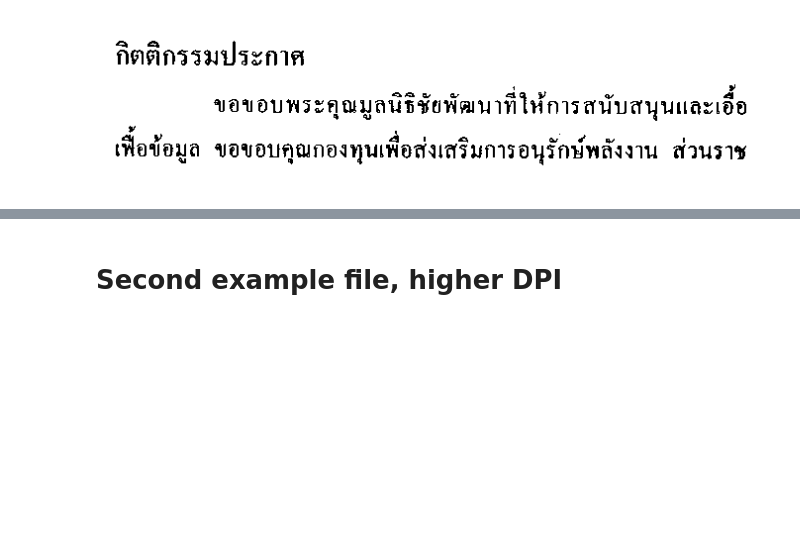
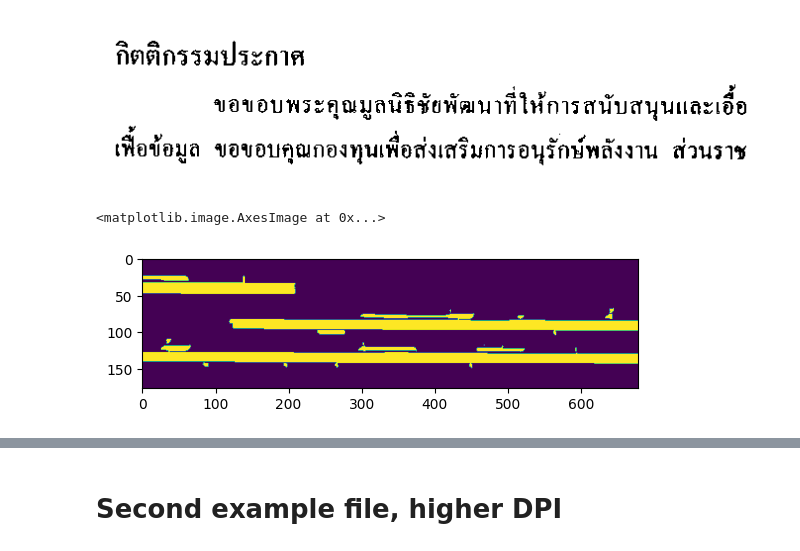
Before and after one commit to andmikey/Thai-and-English-OCR, a Jupyter notebook: assignment_code/test_opencv.ipynb, the cells around one changed output, grey strips where cells are left out. Saved outputs shown, nothing was run; the diff lists cells and outputs as text; code cells hidden in the pictures; blank space fills up the shorter version.

```diff
--- a/assignment_code/test_opencv.ipynb
+++ b/assignment_code/test_opencv.ipynb
@@ -31,3 +31,13 @@ z4 = img.crop((748, 1882, 1427, 2059))
 z4
 # %% [output]
 [figure]
+# %%
+# Split into rectangles
+# https://stackoverflow.com/questions/63596796/sorting-contours-based-on-precedence-in-python-opencv/63662498#63662498
+kernel = cv.getStructuringElement(cv.MORPH_RECT, (51,1))
+morph = cv.morphologyEx(np.array(z4), cv.MORPH_CLOSE, kernel)
+
+plt.imshow(morph)
+# %% [output]
+<matplotlib.image.AxesImage at 0x...>
+[figure, added]
```
Also changed, not shown: parts of 7 cells of this notebook.
